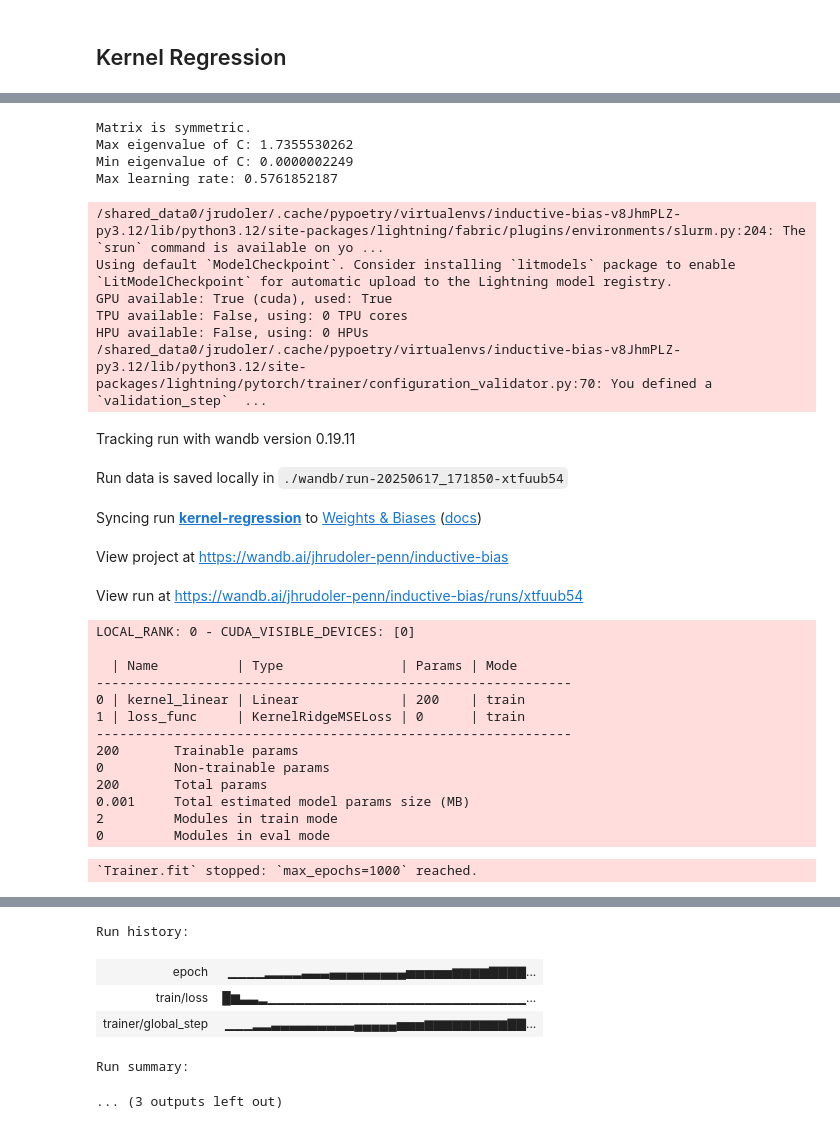
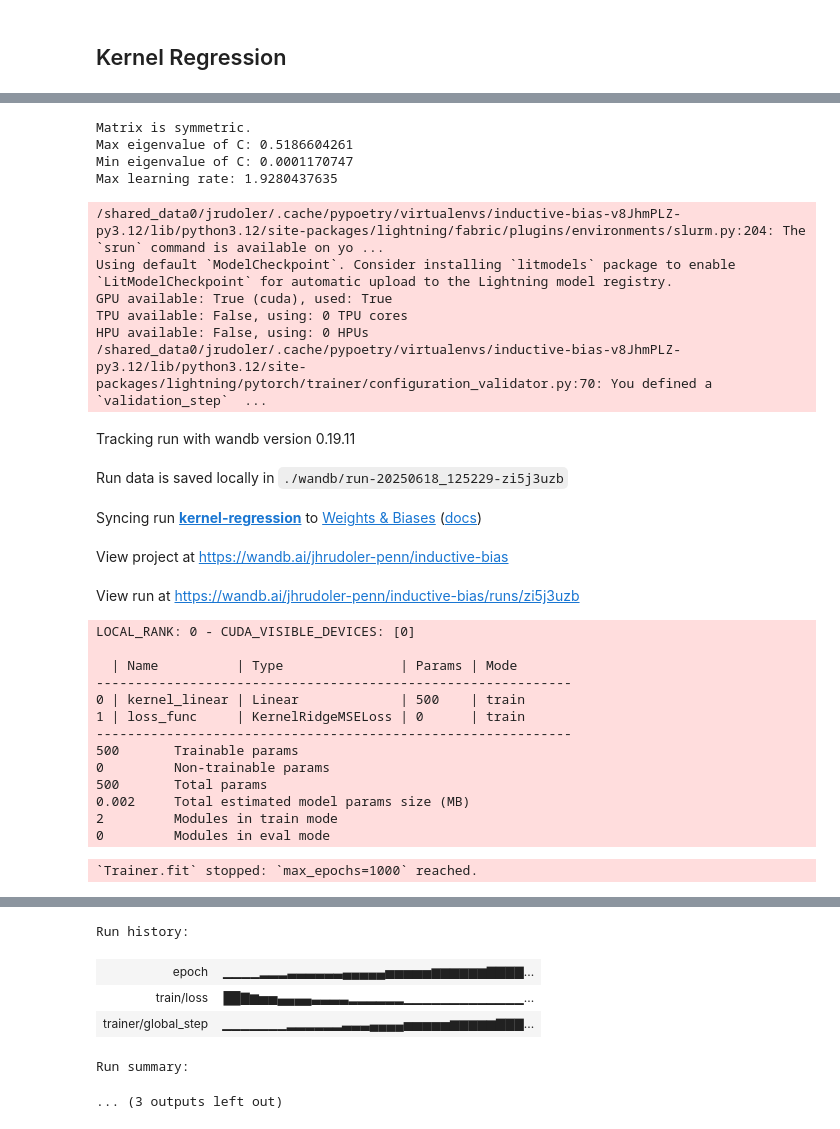
Before and after one commit to jrudoler/estimating-implicit-regularization, a Jupyter notebook: learn-inductive-bias.ipynb, the cells around one changed output, grey strips where cells are left out. Cells and saved outputs as stored; diff of their text form; code cells hidden in the pictures.

```diff
--- a/learn-inductive-bias.ipynb
+++ b/learn-inductive-bias.ipynb
@@ -22,11 +22,12 @@ torch.set_float32_matmul_precision("highest")
 # %% [markdown]
 ## Kernel Regression
 # %%
-# sinusoidal data
 torch.manual_seed(56)
-N = 200
+N = 500
 p = 2 # input dimension / number of features
 X = torch.randn(N, p)
-betas = torch.ones(p)#3 * torch.randn(p)
-y = torch.sin(X @ betas) + 0.1 * torch.randn(N)
+# radial sine function sin(||x||) with some noise
+# y = torch.sin(torch.norm(X, p=1, dim=1)) + 0.3 * torch.randn(N)
+y = torch.sin(torch.norm(X, p=1, dim=1))*torch.norm(X, p=2, dim=1) + 0.5 * torch.randn(N)
+
 dm_sin = FullBatchDataModule(X, y, num_workers=3)
@@ -33,7 +43,7 @@ dm_sin = FullBatchDataModule(X, y, num_workers=3)
 # %%
 eta = 1e-2 # learning rate
 lambda_ = 0.1 # regularization parameter
-gamma = 10. # width of the RBF kernel
+gamma = 100. # width of the RBF kernel
 # compute RBF kernel
 pre_comp_K = rbf_kernel_torch(X=X, Y=X, gamma=gamma, eps=1e-8, enforce_psd=False)
 assert is_psd(pre_comp_K, tol=1e-8), "Kernel is not positive semidefinite!"
@@ -48,13 +58,13 @@ print(f"Max learning rate: {1. / max_eigenvalue:.10f}")
 assert eta < 1. / max_eigenvalue, "Learning rate is too high!"
 # %% [output]
 Matrix is symmetric.
-Max eigenvalue of C: 1.7355530262
-Min eigenvalue of C: 0.0000002249
-Max learning rate: 0.5761852187
+Max eigenvalue of C: 0.5186604261
+Min eigenvalue of C: 0.0001170747
+Max learning rate: 1.9280437635
 # %%
 # Regression with RBF kernel
 rbf_kernel_reg = KernelRegression(
-    kernel_function=partial(rbf_kernel_torch, gamma=gamma),
+    kernel_function=partial(rbf_kernel_torch, gamma=gamma, eps=1e-8, enforce_psd=False),
     n_train_samples=N,
     fit_intercept=False,
     ridge_lambda=lambda_,
@@ -77,41 +87,41 @@ rbf_trainer = Trainer(
     ],
     accelerator=device,
     devices=n_devices,
     # detect_anomaly=True,
 )
 
 rbf_trainer.fit(rbf_kernel_reg, dm_sin)
 t = rbf_trainer.current_epoch
 # %% [output]
 /shared_data0/jrudoler/.cache/pypoetry/virtualenvs/inductive-bias-v8JhmPLZ-py3.12/lib/python3.12/site-packages/lightning/fabric/plugins/environments/slurm.py:204: The `srun` command is available on yo ...
 Using default `ModelCheckpoint`. Consider installing `litmodels` package to enable `LitModelCheckpoint` for automatic upload to the Lightning model registry.
 GPU available: True (cuda), used: True
 TPU available: False, using: 0 TPU cores
 HPU available: False, using: 0 HPUs
 /shared_data0/jrudoler/.cache/pypoetry/virtualenvs/inductive-bias-v8JhmPLZ-py3.12/lib/python3.12/site-packages/lightning/pytorch/trainer/configuration_validator.py:70: You defined a `validation_step`  ...
 Tracking run with wandb version 0.19.11
-Run data is saved locally in ./wandb/run-20250617_171850-xtfuub54
+Run data is saved locally in ./wandb/run-20250618_125229-zi5j3uzb
 Syncing run kernel-regression to Weights & Biases (docs)
 View project at https://wandb.ai/jhrudoler-penn/inductive-bias
-View run at https://wandb.ai/jhrudoler-penn/inductive-bias/runs/xtfuub54
+View run at https://wandb.ai/jhrudoler-penn/inductive-bias/runs/zi5j3uzb
 LOCAL_RANK: 0 - CUDA_VISIBLE_DEVICES: [0]
 
   | Name          | Type               | Params | Mode
 -------------------------------------------------------------
-0 | kernel_linear | Linear             | 200    | train
+0 | kernel_linear | Linear             | 500    | train
 1 | loss_func     | KernelRidgeMSELoss | 0      | train
 -------------------------------------------------------------
-200       Trainable params
+500       Trainable params
 0         Non-trainable params
-200       Total params
-0.001     Total estimated model params size (MB)
+500       Total params
+0.002     Total estimated model params size (MB)
 2         Modules in train mode
 0         Modules in eval mode
 `Trainer.fit` stopped: `max_epochs=1000` reached.
 [interactive output not drawn]
 Run history:
-| epoch | ▁▁▁▁▂▂▂▂▃▃▃▄▄▄▄▄▄▄▄▄▅▅▅▅▅▆▆▆▆▇▇▇▇... |
-| train/loss | █▆▃▃▂▁▁▁▁▁▁▁▁▁▁▁▁▁▁▁▁▁▁▁▁▁▁▁▁▁▁▁▁... |
-| trainer/global_step | ▁▁▁▂▂▃▃▃▃▃▃▃▃▃▄▄▄▄▄▅▅▅▆▆▆▆▆▆▆▆▆▇▇... |
+| epoch | ▁▁▁▁▂▂▂▃▃▃▃▃▃▄▄▄▄▄▅▅▅▅▅▆▆▆▆▆▆▇▇▇▇... |
+| train/loss | ██▇▆▅▅▄▄▄▄▃▃▃▃▂▂▂▂▂▂▁▁▁▁▁▁▁▁▁▁▁▁▁... |
+| trainer/global_step | ▁▁▁▁▁▁▁▂▂▂▂▂▂▃▃▃▄▄▄▄▅▅▅▅▅▆▆▆▆▆▇▇▇... |
 Run summary:
 ... (3 outputs left out)
```
Also changed, not shown: parts of 10 cells of this notebook, 1 other file.
